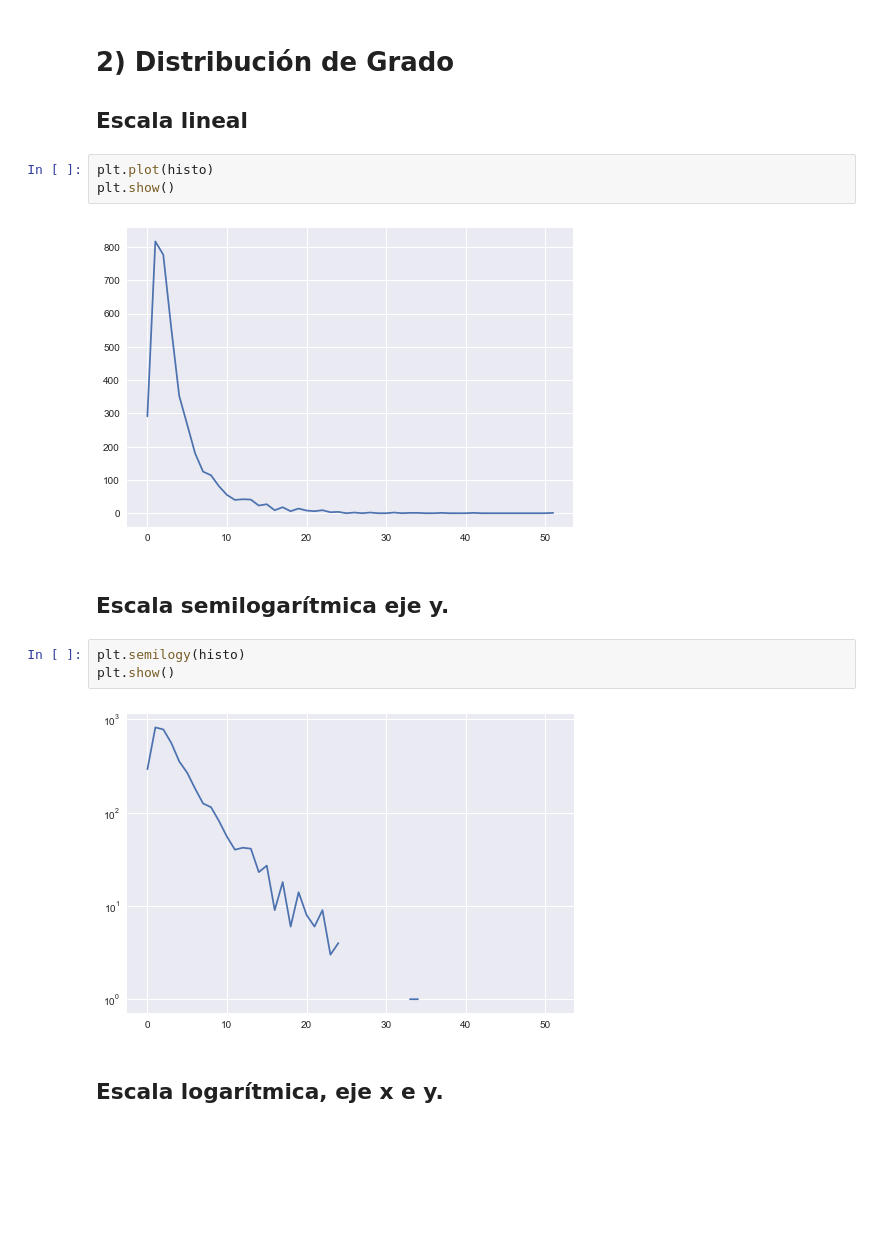
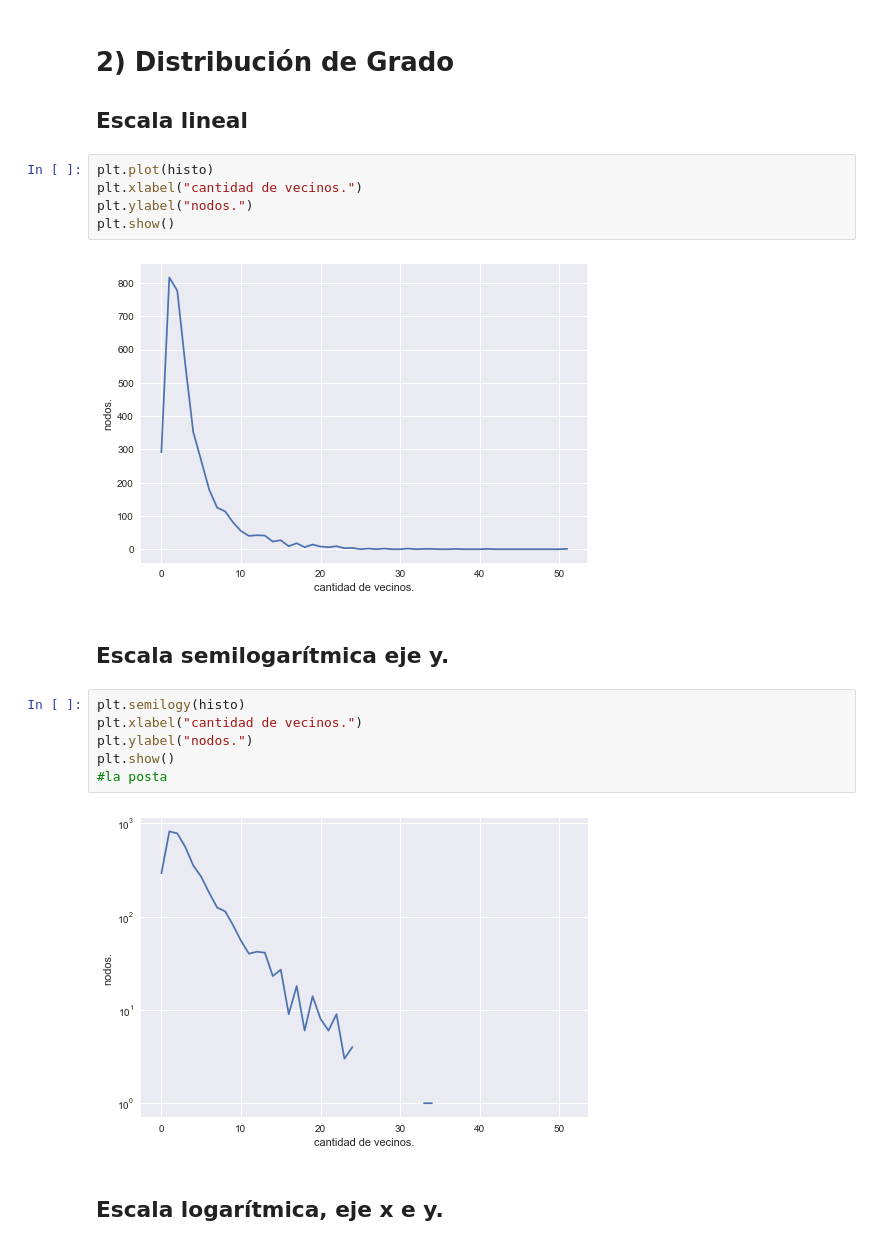
Before and after one commit to FerFrassia/DataScience, a Jupyter notebook: tp4/Tp4.ipynb, the cells around one changed output. Cells and saved outputs as stored; diff of their text form; blank space fills up the shorter version.

```diff
--- a/tp4/Tp4.ipynb
+++ b/tp4/Tp4.ipynb
@@ -43,16 +50,21 @@ histo = nx.degree_histogram(grafo)
 ## Escala lineal
 # %%
 plt.plot(histo)
+plt.xlabel("cantidad de vecinos.")
+plt.ylabel("nodos.")
 plt.show()
 # %% [output]
-[figure, old version]
+[figure, new version]
 # %% [markdown]
 ## Escala semilogarítmica eje y.
 # %%
 plt.semilogy(histo)
+plt.xlabel("cantidad de vecinos.")
+plt.ylabel("nodos.")
 plt.show()
+#la posta
 # %% [output]
-[figure, old version]
+[figure, new version]
 # %% [markdown]
 ## Escala logarítmica, eje x e y.
 # %%
```
Also changed, not shown: parts of 17 cells of this notebook.
